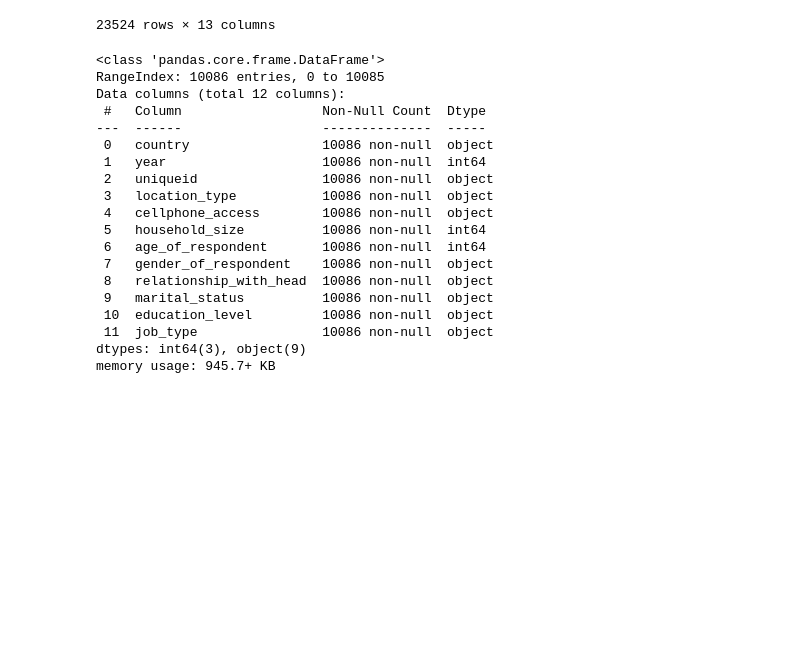
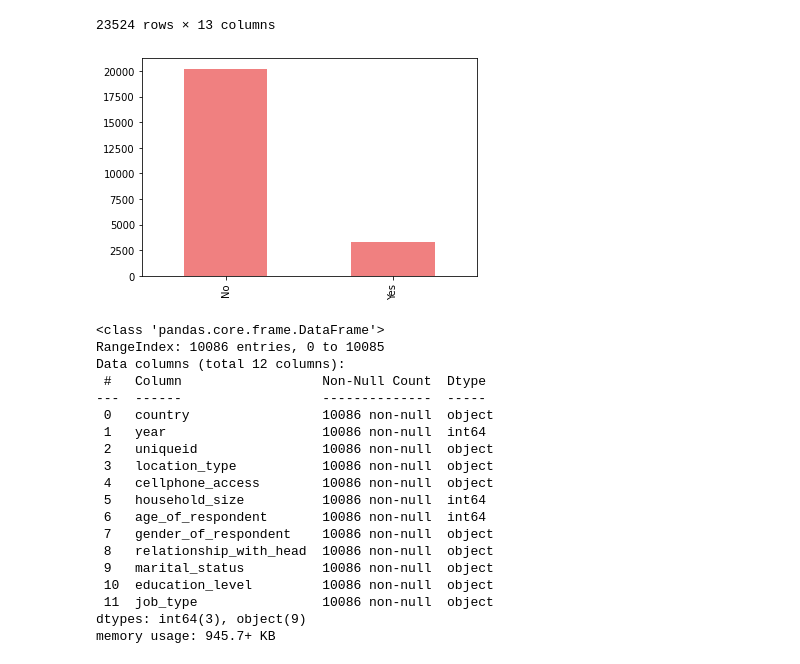
Before and after one commit to montassar668/projet-ML, a Jupyter notebook: TPML.ipynb, the cells around one changed output. Saved outputs shown, nothing was run; the diff lists cells and outputs as text; code cells hidden in the pictures; blank space fills up the shorter version.

```diff
--- a/TPML.ipynb
+++ b/TPML.ipynb
@@ -51,6 +67,10 @@ df_Train
 | 23522 | Uganda | 2018 | uniqueid_2116 | No | Urban | Yes | 7 | ... |
 | 23523 | Uganda | 2018 | uniqueid_2117 | No | Rural | Yes | 10 | ... |
 23524 rows × 13 columns
+# %%
+df_Train.bank_account.value_counts().plot.bar(color='lightcoral');
+# %% [output]
+[figure, added]
 # %%
 df_test.info()
 # %% [output]
```
Also changed, not shown: parts of 6 cells of this notebook.
